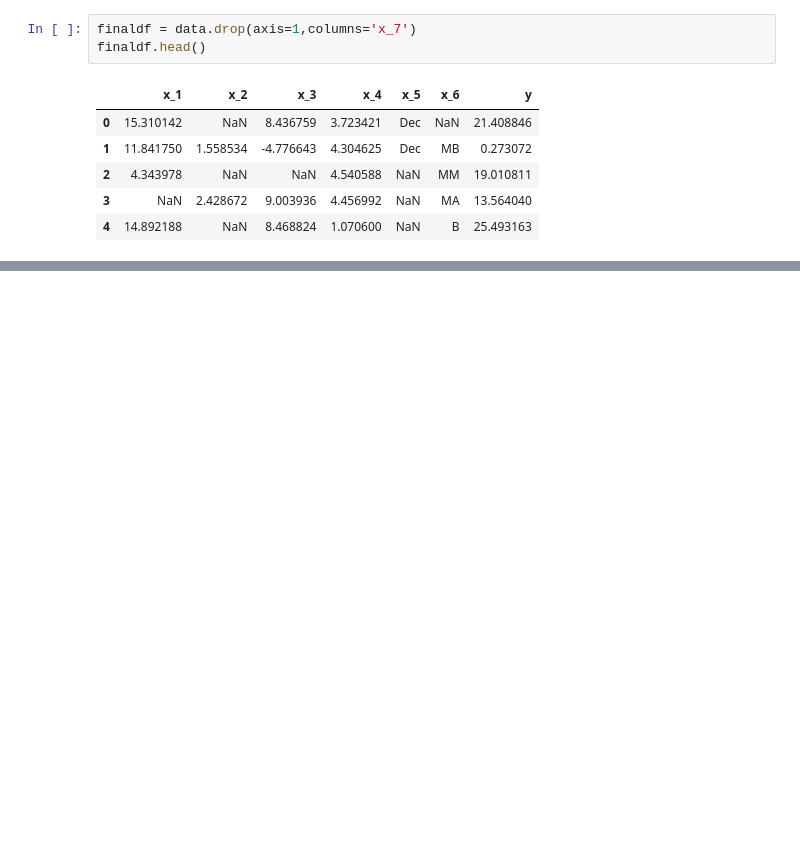
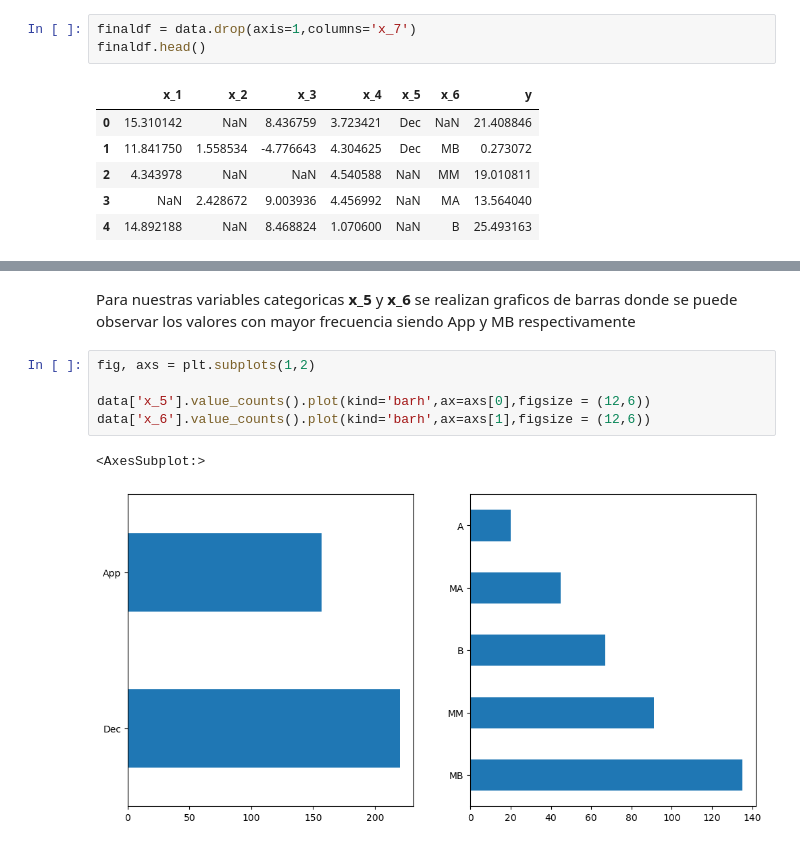
Before and after one commit to isaacGGomez/Ing_Caract, a Jupyter notebook: Practica_1_IsaacGomez.ipynb, the cells around one changed output, grey strips where cells are left out. Saved outputs shown, nothing was run; the diff lists cells and outputs as text; blank space fills up the shorter version.

```diff
--- a/Practica_1_IsaacGomez.ipynb
+++ b/Practica_1_IsaacGomez.ipynb
@@ -80 +114,11 @@ data['x_6'].value_counts().plot(kind='bar')
+# %% [markdown]
+Para nuestras variables categoricas **x_5** y **x_6** se realizan graficos de barras donde se puede observar los valores con mayor frecuencia siendo App y MB respectivamente
+# %%
+fig, axs = plt.subplots(1,2)
+
+data['x_5'].value_counts().plot(kind='barh',ax=axs[0],figsize = (12,6))
+data['x_6'].value_counts().plot(kind='barh',ax=axs[1],figsize = (12,6))
+# %% [output]
+<AxesSubplot:>
+[figure, added]
 # %% [markdown]
```
Also changed, not shown: parts of 29 cells of this notebook, 2 other files.
